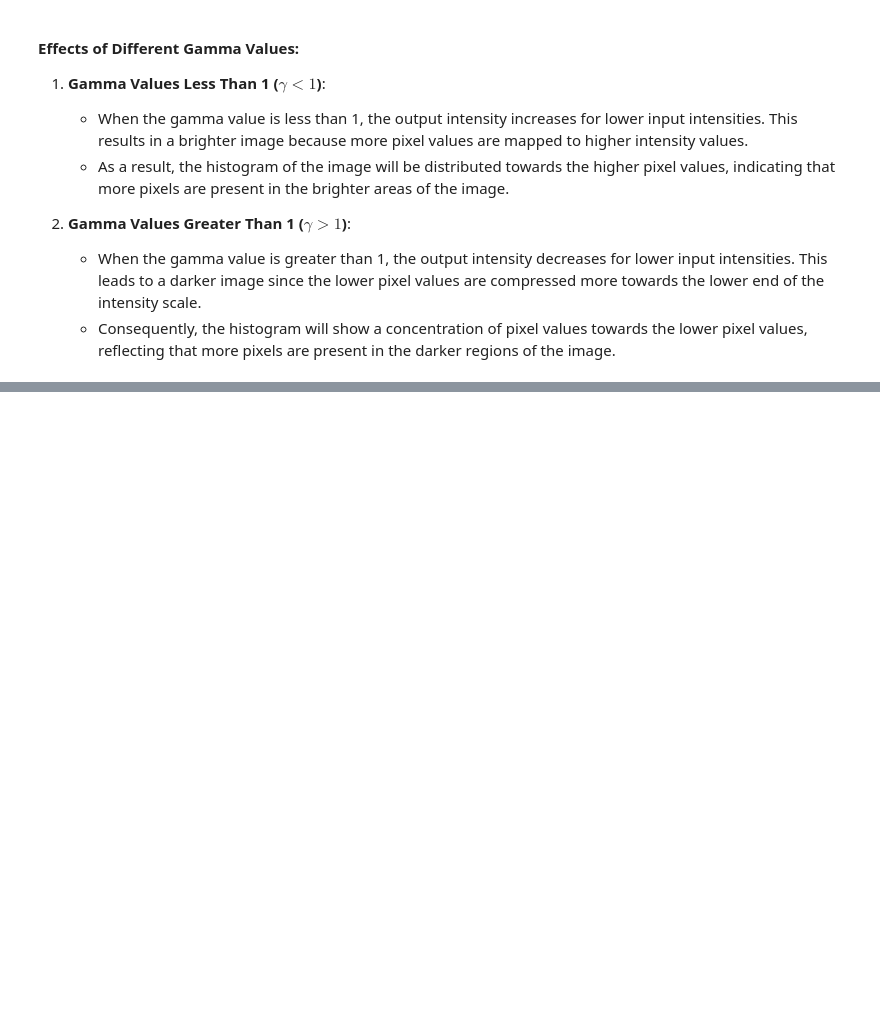
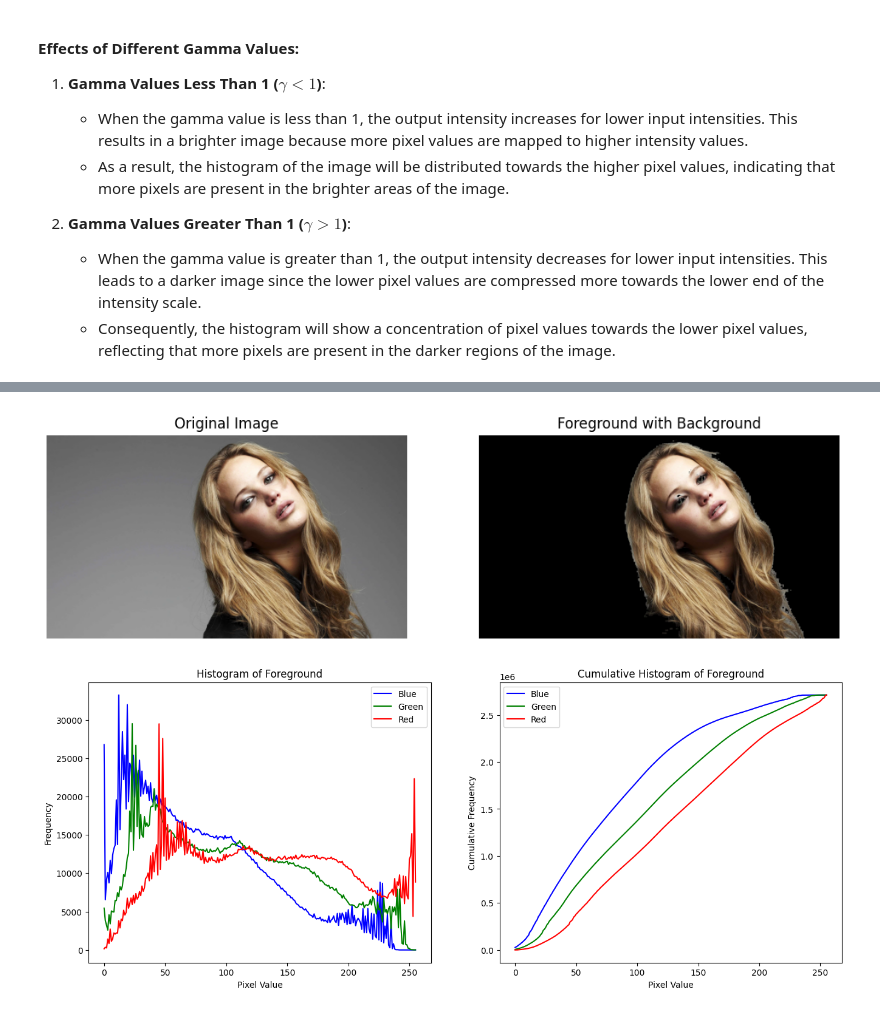
Before and after one commit to shaveenherath/Machine_Vision, a Jupyter notebook: Assignment 01/Assignment 01.ipynb, the cells around one changed output, grey strips where cells are left out. Cells and saved outputs as stored; diff of their text form; code cells hidden in the pictures; blank space fills up the shorter version.

```diff
--- a/Assignment 01/Assignment 01.ipynb
+++ b/Assignment 01/Assignment 01.ipynb
@@ -275,0 +431,52 @@ $$
+# %%
+# Saturated plane selected to extract the foreground.
+treshold = 13
+_, mask = cv.threshold(S, treshold, 255, cv.THRESH_BINARY)
+
+# Extract the foreground using bitwise_and and the mask
+foreground = cv.bitwise_and(img, img, mask=mask)
+
+foreground_hist_B = cv.calcHist([foreground], [0], mask, [256], [0, 256])
+foreground_hist_G = cv.calcHist([foreground], [1], mask, [256], [0, 256])
+foreground_hist_R = cv.calcHist([foreground], [2], mask, [256], [0, 256])
+
+cumulative_hist_B = np.cumsum(foreground_hist_B)
+cumulative_hist_G = np.cumsum(foreground_hist_G)
+cumulative_hist_R = np.cumsum(foreground_hist_R)
+
+# Display the original image and the result
+fig, ax = plt.subplots(1, 2, figsize=(12, 6))
+ax[0].imshow(cv.cvtColor(img, cv.COLOR_BGR2RGB))
+ax[0].set_title('Original Image')
+ax[0].axis('off')
+ax[1].imshow(cv.cvtColor(foreground, cv.COLOR_BGR2RGB))
+ax[1].set_title('Foreground with Background')
+ax[1].axis('off')
+plt.show()
+
+# Display the histograms and cumulative histograms
+fig, ax = plt.subplots(1, 2, figsize=(16, 6))
+
+# Plot the histograms on the left subplot (ax1)
+ax[0].plot(foreground_hist_B, color='blue', label='Blue')
+ax[0].plot(foreground_hist_G, color='green', label='Green')
+ax[0].plot(foreground_hist_R, color='red', label='Red')
+ax[0].set_title('Histogram of Foreground')
+ax[0].set_xlabel('Pixel Value')
+ax[0].set_ylabel('Frequency')
+ax[0].legend()
+
+
+ax[1].plot(cumulative_hist_B, color='blue', label='Blue')
+ax[1].plot(cumulative_hist_G, color='green', label='Green')
+ax[1].plot(cumulative_hist_R, color='red', label='Red')
+ax[1].set_title('Cumulative Histogram of Foreground')
+ax[1].set_xlabel('Pixel Value')
+ax[1].set_ylabel('Cumulative Frequency')
+ax[1].legend()
+
+
+plt.show()
+# %% [output]
+[figure, added]
+[figure, added]
```
Also changed, not shown: parts of 10 cells of this notebook.
